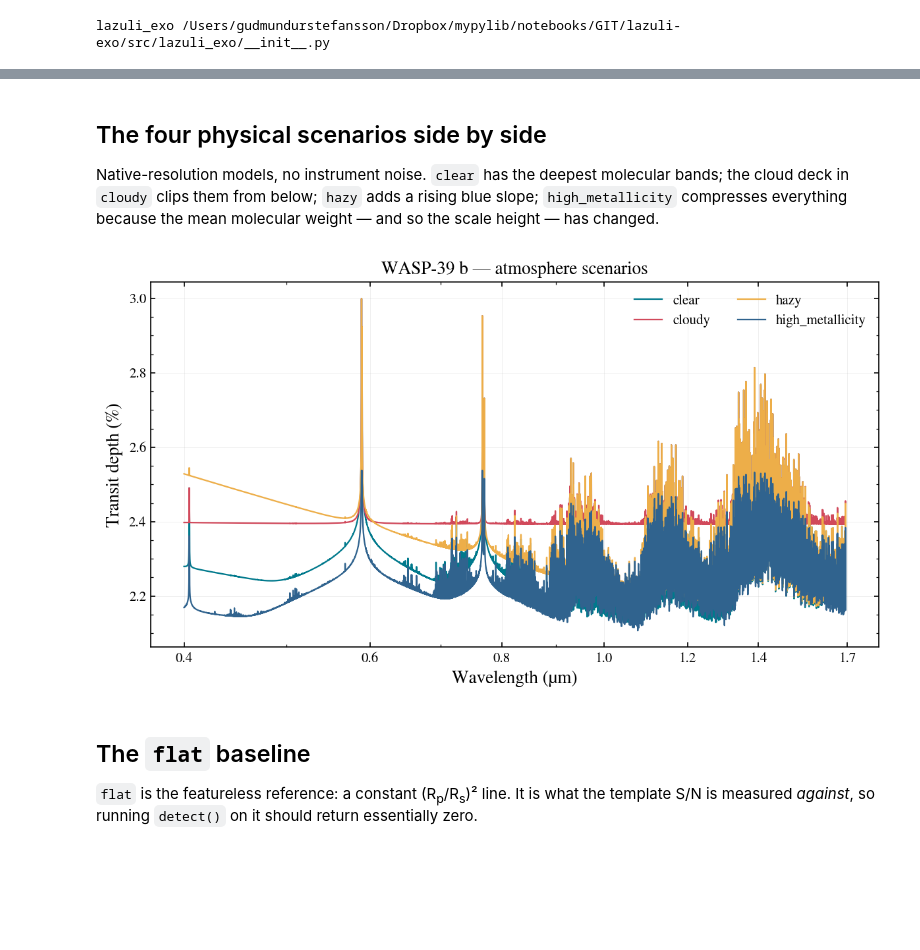
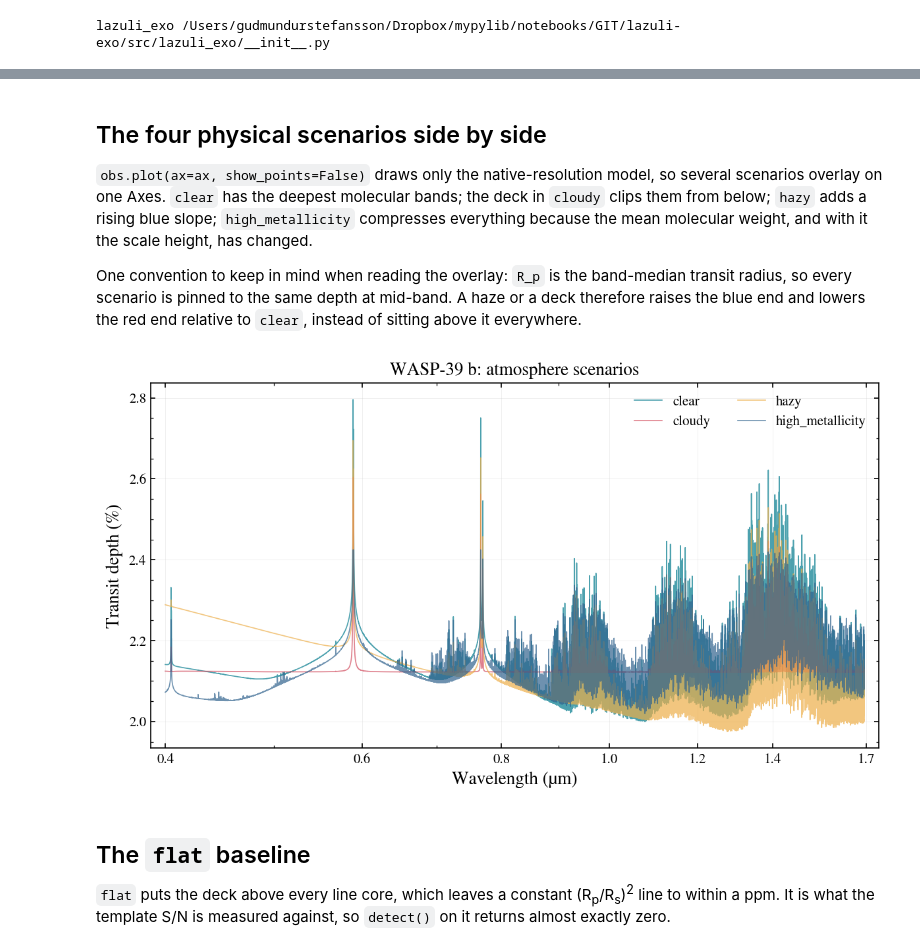
Before and after one commit to schmidt-observatories/lazuli-exo, a Jupyter notebook: notebooks/02_scenarios.ipynb, the cells around one changed output, grey strips where cells are left out. Saved outputs shown, nothing was run; the diff lists cells and outputs as text; code cells hidden in the pictures; blank space fills up the shorter version.

```diff
--- a/notebooks/02_scenarios.ipynb
+++ b/notebooks/02_scenarios.ipynb
@@ -37,17 +36,0 @@ back exactly what was run rather than trusting the table above.
-# %%
-PLANET = "WASP-39 b"
-scenarios = lazuli_exo.list_scenarios(PLANET)
-
-rows = []
-for s in scenarios:
-    m = lazuli_exo.observe(PLANET, scenario=s, n_transits=1).meta["model"]
-    rows.append((s, m.get("cloud_model"), m.get("cloud_type"),
-                 m.get("cloud_params"), m.get("C_to_O"), m.get("log_Met")))
-
-hdr = ("scenario", "cloud_model", "cloud_type", "cloud_params",
-       "C/O", "log_Met")
-print(f"{hdr[0]:18s}{hdr[1]:12s}{hdr[2]:12s}{hdr[3]:22s}"
-      f"{hdr[4]:6s}{hdr[5]}")
-for r in rows:
-    print(f"{str(r[0]):18s}{str(r[1]):12s}{str(r[2]):12s}"
-          f"{str(r[3]):22s}{str(r[4]):6s}{r[5]}")
@@ -60,0 +37,11 @@ high_metallicity  cloud-free  None        []                    0.55  2.0
+# %%
+from lazuli_exo import presets
+
+PLANET = "WASP-39 b"
+keys = ("log_met", "c_to_o", "mu", "log_P_cloud_bar", "log_a_haze", "haze_slope")
+
+print(f"{'scenario':18s}" + "".join(f"{k:>16s}" for k in keys))
+for s in lazuli_exo.list_scenarios(PLANET):
+    p = lazuli_exo.observe(PLANET, scenario=s).meta["params"]
+    assert {k: p[k] for k in keys} == {**presets.SCENARIO_PARAMS[s], "mu": None}
+    print(f"{s:18s}" + "".join(f"{str(p[k]):>16s}" for k in keys))
@@ -61,33 +55,32 @@ high_metallicity  cloud-free  None        []                    0.55  2.0
 # %% [markdown]
 ## The four physical scenarios side by side
 
-Native-resolution models, no instrument noise. `clear` has the deepest
-molecular bands; the cloud deck in `cloudy` clips them from below; `hazy`
-adds a rising blue slope; `high_metallicity` compresses everything because
-the mean molecular weight — and so the scale height — has changed.
+`obs.plot(ax=ax, show_points=False)` draws only the native-resolution model, so
+several scenarios overlay on one Axes. `clear` has the deepest molecular bands;
+the deck in `cloudy` clips them from below; `hazy` adds a rising blue slope;
+`high_metallicity` compresses everything because the mean molecular weight, and
+with it the scale height, has changed.
+
+One convention to keep in mind when reading the overlay: `R_p` is the
+band-median transit radius, so every scenario is pinned to the same depth at
+mid-band. A haze or a deck therefore raises the blue end and lowers the red end
+relative to `clear`, instead of sitting above it everywhere.
 # %%
 fig, ax = plt.subplots(figsize=(9.5, 4.8))
-
 for s in ["clear", "cloudy", "hazy", "high_metallicity"]:
-    obs = lazuli_exo.observe(PLANET, scenario=s, n_transits=1, R=100)
-    ax.plot(obs.model_wavelength, obs.model_depth * 100.0, lw=1.1, label=s)
-
-ax.set_xscale("log")
-ax.set_xticks([0.4, 0.6, 0.8, 1.0, 1.2, 1.4, 1.7])
-ax.get_xaxis().set_major_formatter(plt.matplotlib.ticker.ScalarFormatter())
-ax.set_xlabel("Wavelength (µm)")
-ax.set_ylabel("Transit depth (%)")
-ax.set_title(f"{PLANET} — atmosphere scenarios")
+    lazuli_exo.observe(PLANET, scenario=s, R=100).plot(ax=ax, show_points=False)
+ax.set_title(f"{PLANET}: atmosphere scenarios")
 ax.legend(frameon=False, ncol=2)
 plt.show()
 # %% [output]
-[figure, old version]
+[figure, new version]
 # %% [markdown]
 ## The `flat` baseline
 
-`flat` is the featureless reference: a constant (R<sub>p</sub>/R<sub>s</sub>)²
-line. It is what the template S/N is measured *against*, so running `detect()`
-on it should return essentially zero.
+`flat` puts the deck above every line core, which leaves a constant
+(R<sub>p</sub>/R<sub>s</sub>)<sup>2</sup> line to within a ppm. It is what the
+template S/N is measured against, so `detect()` on it returns almost exactly
+zero.
 # %%
 obs_clear = lazuli_exo.observe(PLANET, scenario="clear", n_transits=1)
 obs_flat = lazuli_exo.observe(PLANET, scenario="flat", n_transits=1)
```
Also changed, not shown: parts of 16 cells of this notebook, 29 other files.
